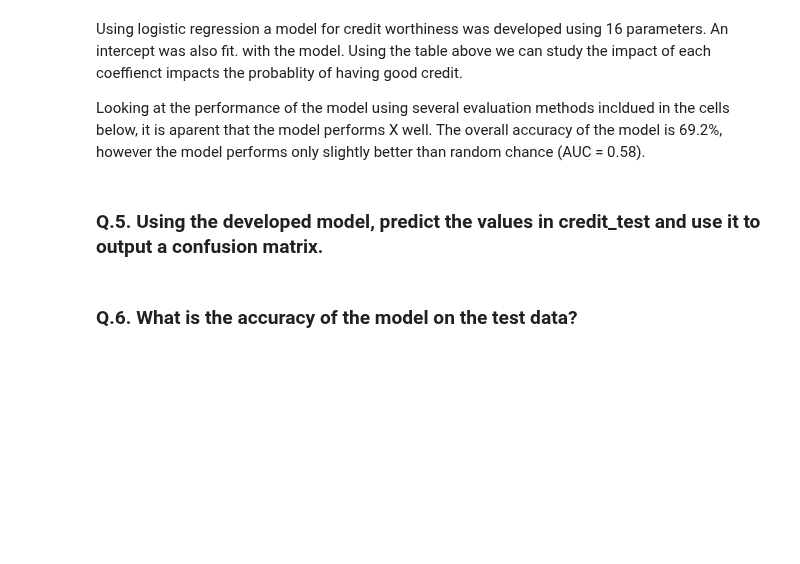
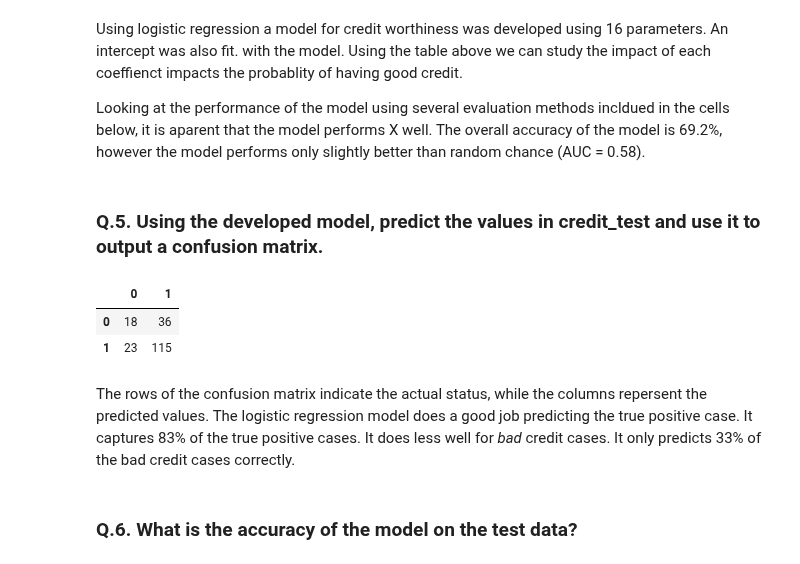
Before and after one commit to Boeing-Bros-UW-ML-Cert/sean, a Jupyter notebook: intro_to_machine_learning/week03/warlick_lesson3.ipynb, the cells around one changed output. Cells and saved outputs as stored; diff of their text form; code cells hidden in the pictures; blank space fills up the shorter version.

```diff
--- a/intro_to_machine_learning/week03/warlick_lesson3.ipynb
+++ b/intro_to_machine_learning/week03/warlick_lesson3.ipynb
@@ -165,3 +156,11 @@ prdicted is columns??
+# %%
+pd.DataFrame(confusion_matrix(y_test, predicted_y))
+# %% [output]
+|  | 0 | 1 |
+| 0 | 18 | 36 |
+| 1 | 23 | 115 |
+# %% [markdown]
+The rows of the confusion matrix indicate the actual status, while the columns repersent the predicted values.  The logistic regression model does a good job predicting the true positive case.  It captures 83% of the true positive cases.  It does less well for *bad* credit cases.  It only predicts 33% of the bad credit cases correctly.
 # %% [markdown]
 <h3>Q.6. What is the accuracy of the model on the test data?</h3>
 # %%
```
Also changed, not shown: parts of 10 cells of this notebook, 2 other files.
